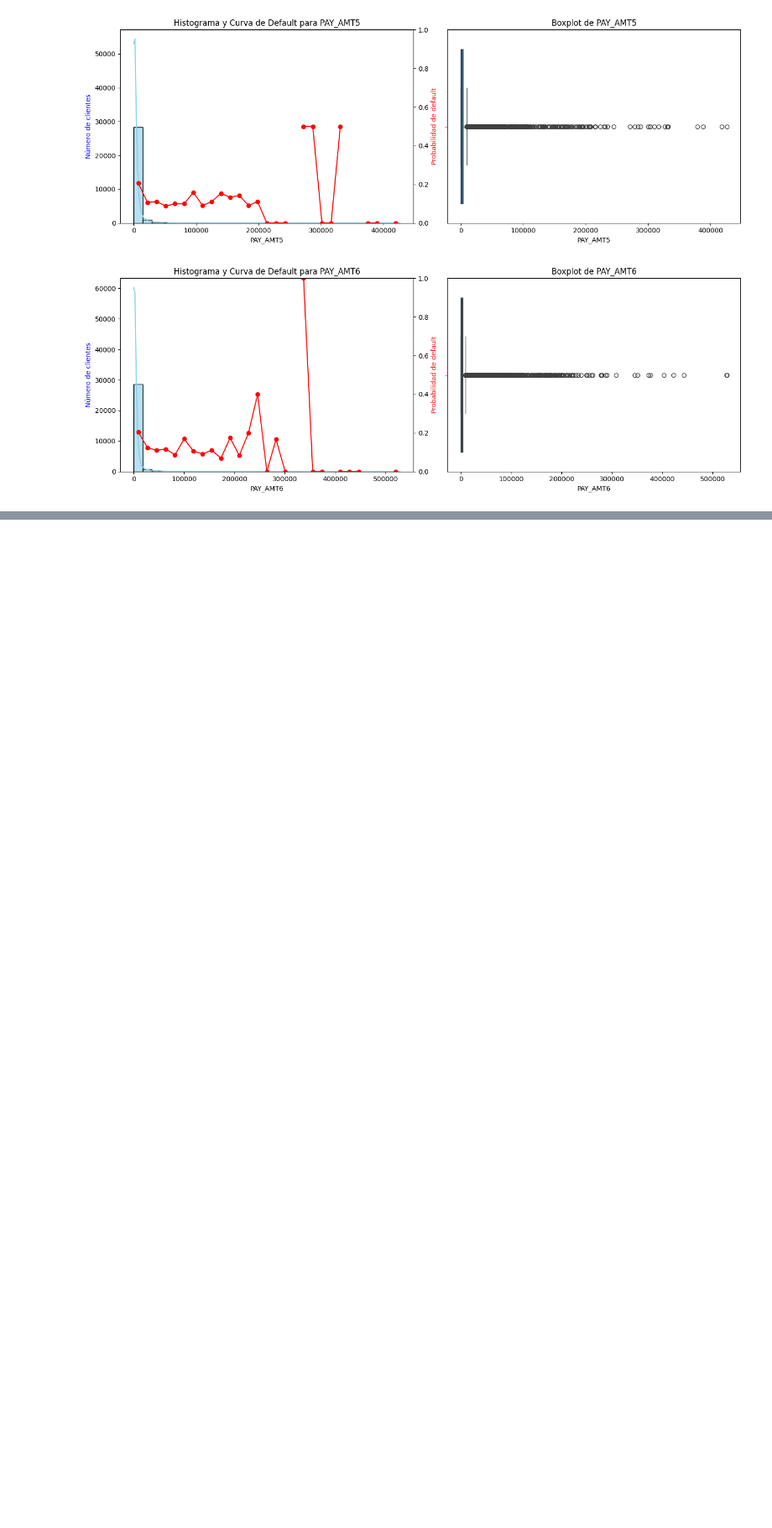
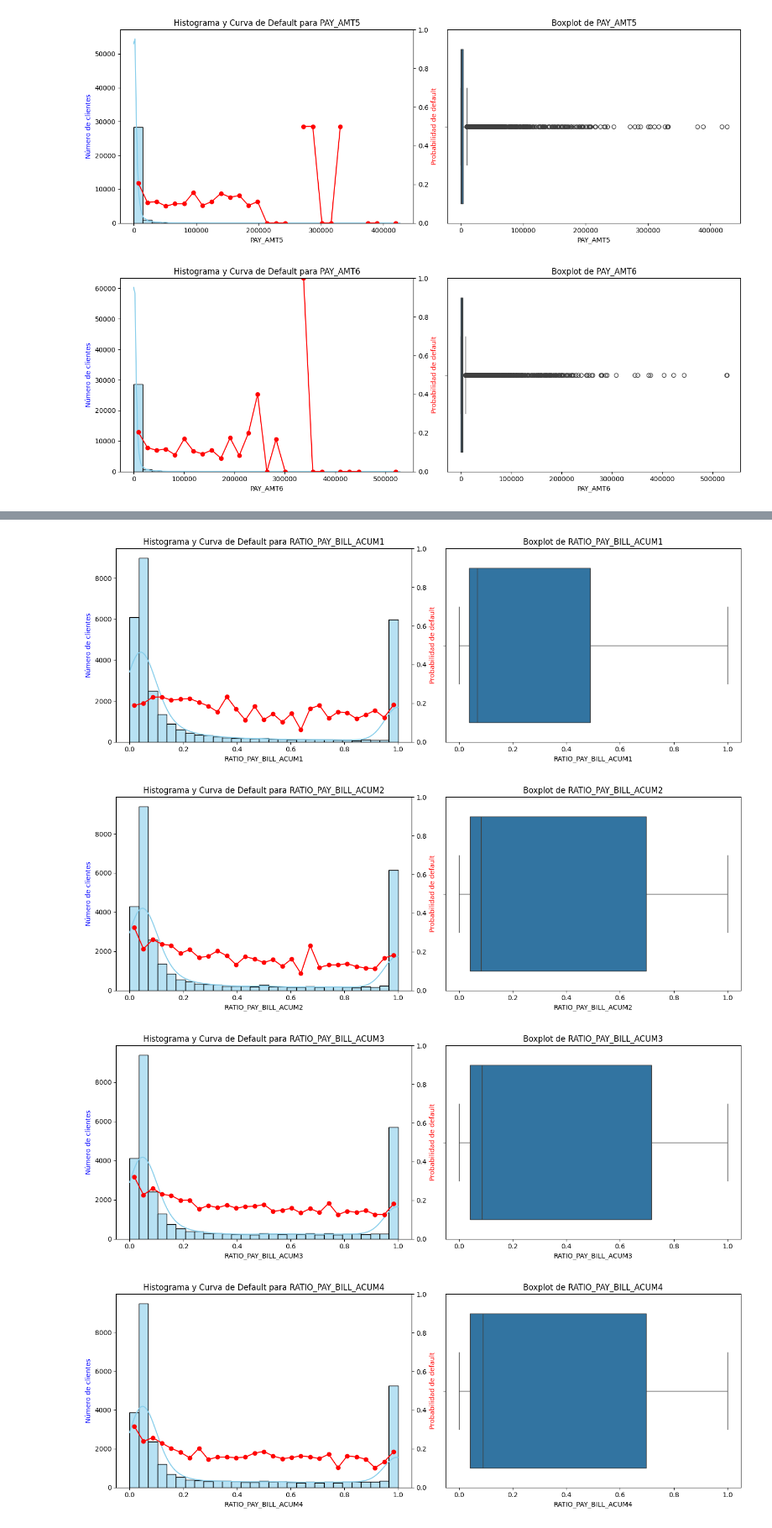
Before and after one commit to Sergi-06/Calibracion_Feedback1, a Jupyter notebook: Feedback1.ipynb, the cells around one changed output, grey strips where cells are left out. Shown at 84% size. Drawn from its saved outputs; the diff is of its cells as text; code cells hidden in the pictures; blank space fills up the shorter version.

```diff
--- a/Feedback1.ipynb
+++ b/Feedback1.ipynb
@@ -390,0 +639,35 @@ Se observa que XXX
+# %%
+# Crear columnas acumulativas de BILL_AMT y PAY_AMT
+
+# Variables originales
+cols_bill = ['BILL_AMT1', 'BILL_AMT2', 'BILL_AMT3', 'BILL_AMT4', 'BILL_AMT5', 'BILL_AMT6']
+cols_pay = ['PAY_AMT1', 'PAY_AMT2', 'PAY_AMT3', 'PAY_AMT4', 'PAY_AMT5', 'PAY_AMT6']
+
+# Crear acumulados y ratios
+for i in range(1, 7):  # del 1 al 6
+    # Columnas a sumar hasta el mes i
+    cols_bill_sum = cols_bill[:i]
+    cols_pay_sum = cols_pay[:i]
+
+    # Crear columnas acumulativas
+    df_base[f'BILL_AMT_ACUM{i}'] = df_base[cols_bill_sum].sum(axis=1)
+    df_base[f'PAY_AMT_ACUM{i}'] = df_base[cols_pay_sum].sum(axis=1)
+
+    # Crear ratio acumulativo
+    df_base[f'RATIO_PAY_BILL_ACUM{i}'] = df_base[f'PAY_AMT_ACUM{i}'] / df_base[f'BILL_AMT_ACUM{i}']
+
+    # Si BILL_AMT_ACUM es 0, entonces el RATIO_PAY_BILL_ACUM debe ser 1 (se ha pagado todo)
+    df_base.loc[df_base[f'BILL_AMT_ACUM{i}'] == 0, f'RATIO_PAY_BILL_ACUM{i}'] = 1
+
+    # Limitar los valores de los ratios
+    df_base[f'RATIO_PAY_BILL_ACUM{i}'] = df_base[f'RATIO_PAY_BILL_ACUM{i}'].clip(lower=0, upper=1)  # Limitar entre 0 y 1
+# %%
+# Crear histogramas + boxplots juntos
+for i in range(1, 7):  # del 1 al 6
+
+    graficar_distribucion_default(df_base, f'RATIO_PAY_BILL_ACUM{i}')
+# %% [output]
+[figure, added]
+[figure, added]
+[figure, added]
+[figure, added]
```
Also changed, not shown: parts of 43 cells of this notebook.
